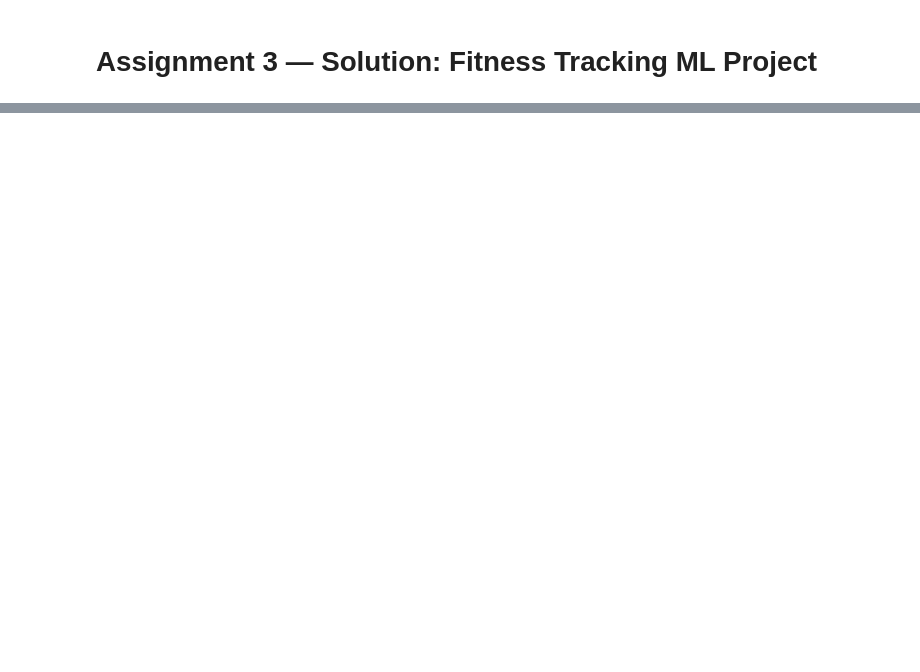
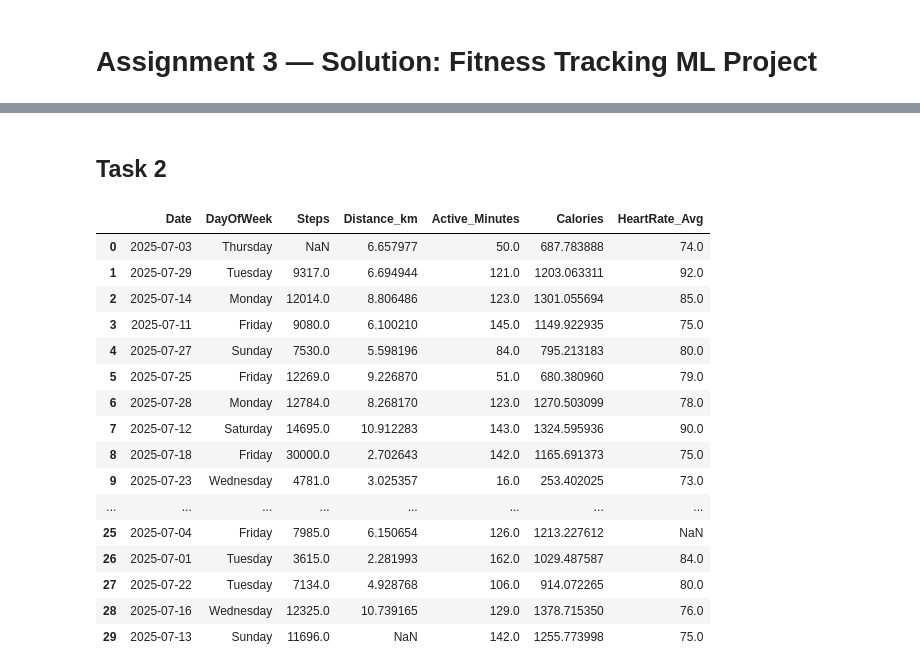
Before and after one commit to rifatabrarjowad/IbmAiEng, a Jupyter notebook: DSAssignment/Assignment03/Assignment3_Solution.ipynb, the cells around one changed output, grey strips where cells are left out. Drawn from its saved outputs; the diff is of its cells as text; code cells hidden in the pictures; blank space fills up the shorter version.

```diff
--- a/DSAssignment/Assignment03/Assignment3_Solution.ipynb
+++ b/DSAssignment/Assignment03/Assignment3_Solution.ipynb
@@ -64,0 +126,22 @@ The dataset contains the following columns:
+# %% [markdown]
+## Task 2
+# %%
+df
+# %% [output]
+|  | Date | DayOfWeek | Steps | Distance_km | Active_Minutes | Calories | HeartRate_Avg |
+| 0 | 2025-07-03 | Thursday | NaN | 6.657977 | 50.0 | 687.783888 | 74.0 |
+| 1 | 2025-07-29 | Tuesday | 9317.0 | 6.694944 | 121.0 | 1203.063311 | 92.0 |
+| 2 | 2025-07-14 | Monday | 12014.0 | 8.806486 | 123.0 | 1301.055694 | 85.0 |
+| 3 | 2025-07-11 | Friday | 9080.0 | 6.100210 | 145.0 | 1149.922935 | 75.0 |
+| 4 | 2025-07-27 | Sunday | 7530.0 | 5.598196 | 84.0 | 795.213183 | 80.0 |
+| 5 | 2025-07-25 | Friday | 12269.0 | 9.226870 | 51.0 | 680.380960 | 79.0 |
+| 6 | 2025-07-28 | Monday | 12784.0 | 8.268170 | 123.0 | 1270.503099 | 78.0 |
+| 7 | 2025-07-12 | Saturday | 14695.0 | 10.912283 | 143.0 | 1324.595936 | 90.0 |
+| 8 | 2025-07-18 | Friday | 30000.0 | 2.702643 | 142.0 | 1165.691373 | 75.0 |
+| 9 | 2025-07-23 | Wednesday | 4781.0 | 3.025357 | 16.0 | 253.402025 | 73.0 |
+| ... | ... | ... | ... | ... | ... | ... | ... |
+| 25 | 2025-07-04 | Friday | 7985.0 | 6.150654 | 126.0 | 1213.227612 | NaN |
+| 26 | 2025-07-01 | Tuesday | 3615.0 | 2.281993 | 162.0 | 1029.487587 | 84.0 |
+| 27 | 2025-07-22 | Tuesday | 7134.0 | 4.928768 | 106.0 | 914.072265 | 80.0 |
+| 28 | 2025-07-16 | Wednesday | 12325.0 | 10.739165 | 129.0 | 1378.715350 | 76.0 |
+| 29 | 2025-07-13 | Sunday | 11696.0 | NaN | 142.0 | 1255.773998 | 75.0 |
```
Also changed, not shown: parts of 23 cells of this notebook.
